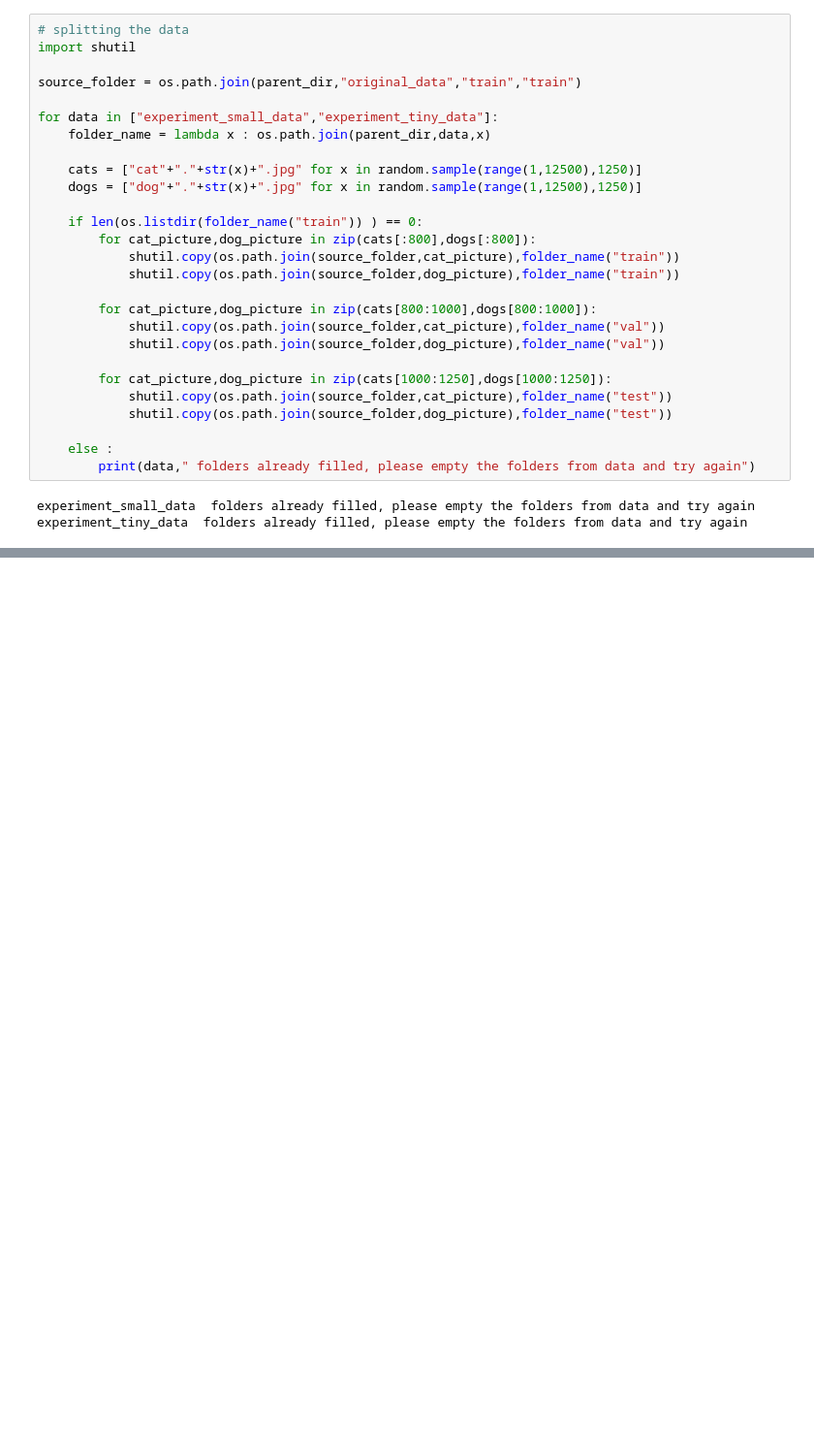
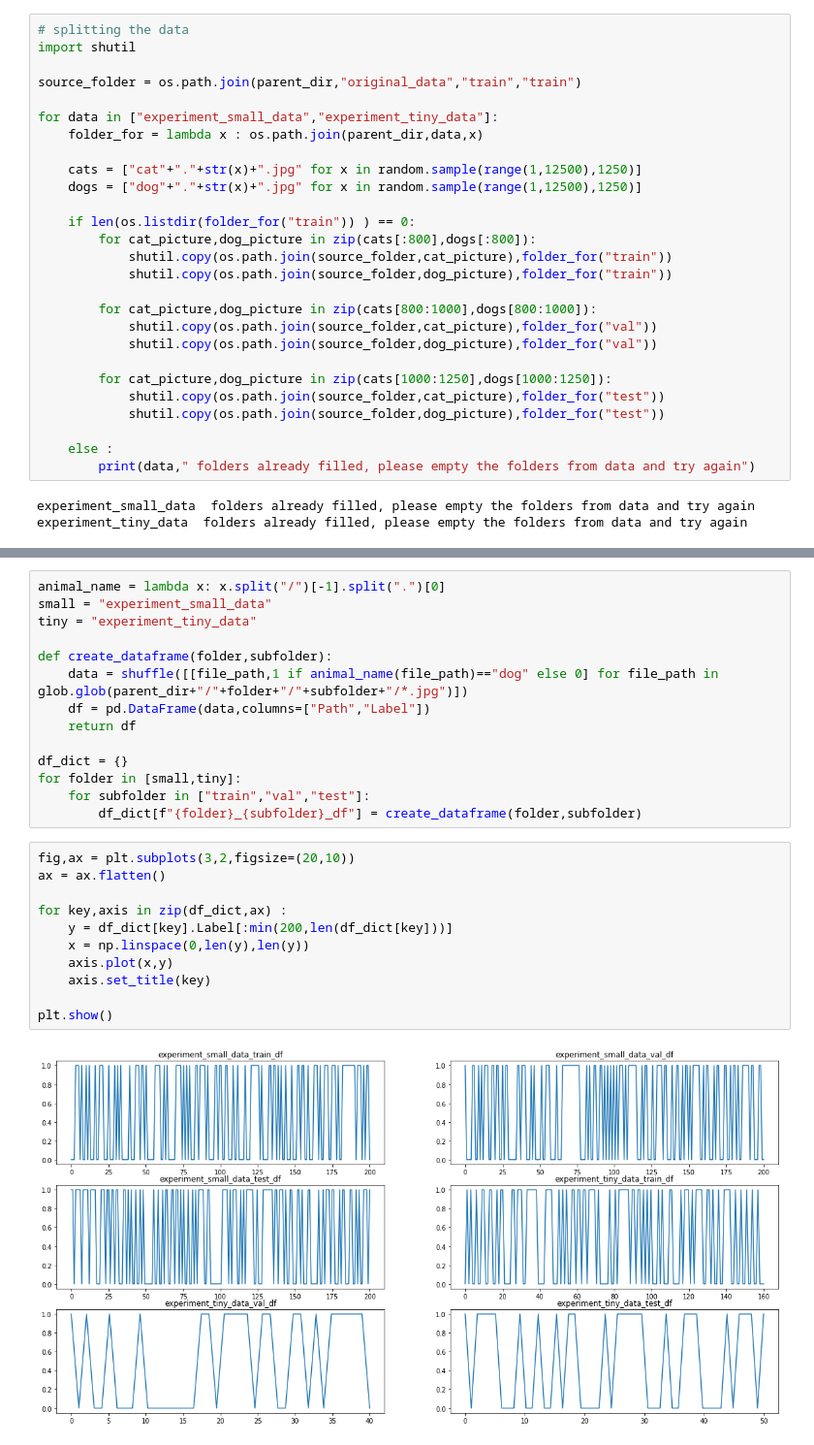
Before and after one commit to SamiFatmi/Deep-Learning-SAMI-FATMI, a Jupyter notebook: Lab/lab.ipynb, the cells around one changed output, grey strips where cells are left out. Shown at 97% size. Cells and saved outputs as stored; diff of their text form; blank space fills up the shorter version.

```diff
--- a/Lab/lab.ipynb
+++ b/Lab/lab.ipynb
@@ -53,23 +53,23 @@ import shutil
 source_folder = os.path.join(parent_dir,"original_data","train","train")
 
 for data in ["experiment_small_data","experiment_tiny_data"]:
-    folder_name = lambda x : os.path.join(parent_dir,data,x)
+    folder_for = lambda x : os.path.join(parent_dir,data,x)
 
     cats = ["cat"+"."+str(x)+".jpg" for x in random.sample(range(1,12500),1250)]
     dogs = ["dog"+"."+str(x)+".jpg" for x in random.sample(range(1,12500),1250)]
 
-    if len(os.listdir(folder_name("train")) ) == 0:
+    if len(os.listdir(folder_for("train")) ) == 0:
         for cat_picture,dog_picture in zip(cats[:800],dogs[:800]):
-            shutil.copy(os.path.join(source_folder,cat_picture),folder_name("train"))
-            shutil.copy(os.path.join(source_folder,dog_picture),folder_name("train"))
+            shutil.copy(os.path.join(source_folder,cat_picture),folder_for("train"))
+            shutil.copy(os.path.join(source_folder,dog_picture),folder_for("train"))
 
         for cat_picture,dog_picture in zip(cats[800:1000],dogs[800:1000]):
-            shutil.copy(os.path.join(source_folder,cat_picture),folder_name("val"))
-            shutil.copy(os.path.join(source_folder,dog_picture),folder_name("val"))
+            shutil.copy(os.path.join(source_folder,cat_picture),folder_for("val"))
+            shutil.copy(os.path.join(source_folder,dog_picture),folder_for("val"))
 
         for cat_picture,dog_picture in zip(cats[1000:1250],dogs[1000:1250]):
-            shutil.copy(os.path.join(source_folder,cat_picture),folder_name("test"))
-            shutil.copy(os.path.join(source_folder,dog_picture),folder_name("test"))
+            shutil.copy(os.path.join(source_folder,cat_picture),folder_for("test"))
+            shutil.copy(os.path.join(source_folder,dog_picture),folder_for("test"))
 
     else :
         print(data," folders already filled, please empty the folders from data and try again")
@@ -119,3 +163,30 @@ ax[1].set_title("Tiny data")
 plt.show()
 # %% [output]
 [figure]
+# %%
+animal_name = lambda x: x.split("/")[-1].split(".")[0]
+small = "experiment_small_data"
+tiny = "experiment_tiny_data"
+
+def create_dataframe(folder,subfolder):
+    data = shuffle([[file_path,1 if animal_name(file_path)=="dog" else 0] for file_path in glob.glob(parent_dir+"/"+folder+"/"+subfolder+"/*.jpg")])
+    df = pd.DataFrame(data,columns=["Path","Label"])
+    return df
+
+df_dict = {}
+for folder in [small,tiny]:
+    for subfolder in ["train","val","test"]:
+        df_dict[f"{folder}_{subfolder}_df"] = create_dataframe(folder,subfolder)
+# %%
+fig,ax = plt.subplots(3,2,figsize=(20,10))
+ax = ax.flatten()
+
+for key,axis in zip(df_dict,ax) :
+    y = df_dict[key].Label[:min(200,len(df_dict[key]))]
+    x = np.linspace(0,len(y),len(y))
+    axis.plot(x,y)
+    axis.set_title(key)
+
+plt.show()
+# %% [output]
+[figure, added]
```
Also changed, not shown: parts of 6 cells of this notebook.
